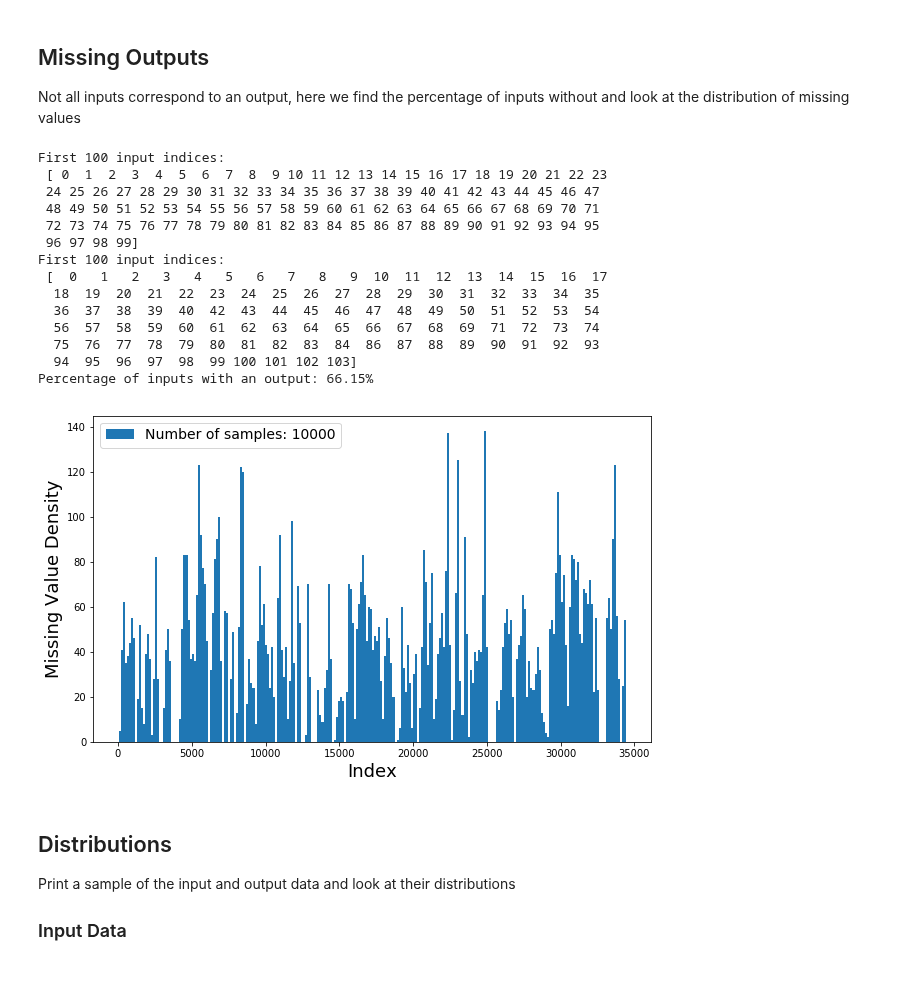
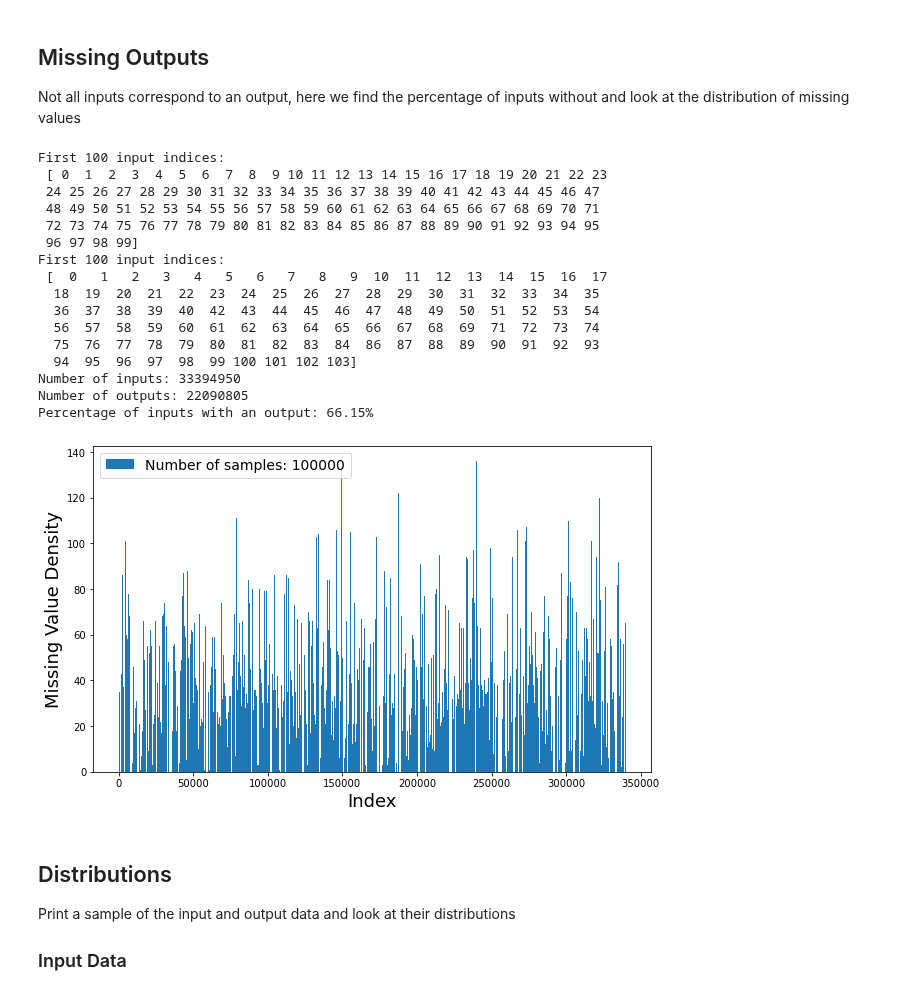
Before and after one commit to zcapjdb/UKAEAGroupProject, a Jupyter notebook: DataExploration.ipynb, the cells around one changed output. Drawn from its saved outputs; the diff is of its cells as text; code cells hidden in the pictures.

Commit message:
Input output classifier

```diff
--- a/DataExploration.ipynb
+++ b/DataExploration.ipynb
@@ -28,6 +28,8 @@ Not all inputs correspond to an output, here we find the percentage of inputs wi
 print(f'First 100 input indices: \n {index_inp[:100]}')
 print(f'First 100 input indices: \n {index_out[:100]}')
 index_diff = np.setdiff1d(index_inp, index_out) # find indices in input but not output data
+print(f'Number of inputs: {len(index_inp)}')
+print(f'Number of outputs: {len(index_out)}')
 print(f'Percentage of inputs with an output: {100*len(index_out) / len(index_inp):.2f}%')
 # %% [output]
 First 100 input indices:
@@ -43,16 +45,18 @@ First 100 input indices:
   56  57  58  59  60  61  62  63  64  65  66  67  68  69  71  72  73  74
   75  76  77  78  79  80  81  82  83  84  86  87  88  89  90  91  92  93
   94  95  96  97  98  99 100 101 102 103]
+Number of inputs: 33394950
+Number of outputs: 22090805
 Percentage of inputs with an output: 66.15%
 # %%
 plt.figure(figsize = (10,6))
-num_samples = 10000
+num_samples = 100_000
 plt.hist(index_diff[:num_samples], bins = 250, label = f'Number of samples: {num_samples}');
 plt.xlabel('Index', fontsize = 18)
 plt.ylabel('Missing Value Density', fontsize = 18);
 plt.legend(fontsize = 14);
 # %% [output]
-[figure, old version]
+[figure, new version]
 # %% [markdown]
 ## Distributions
 Print a sample of the input and output data and look at their distributions
```
Also changed, not shown: parts of 5 cells of this notebook, 1 other file.
